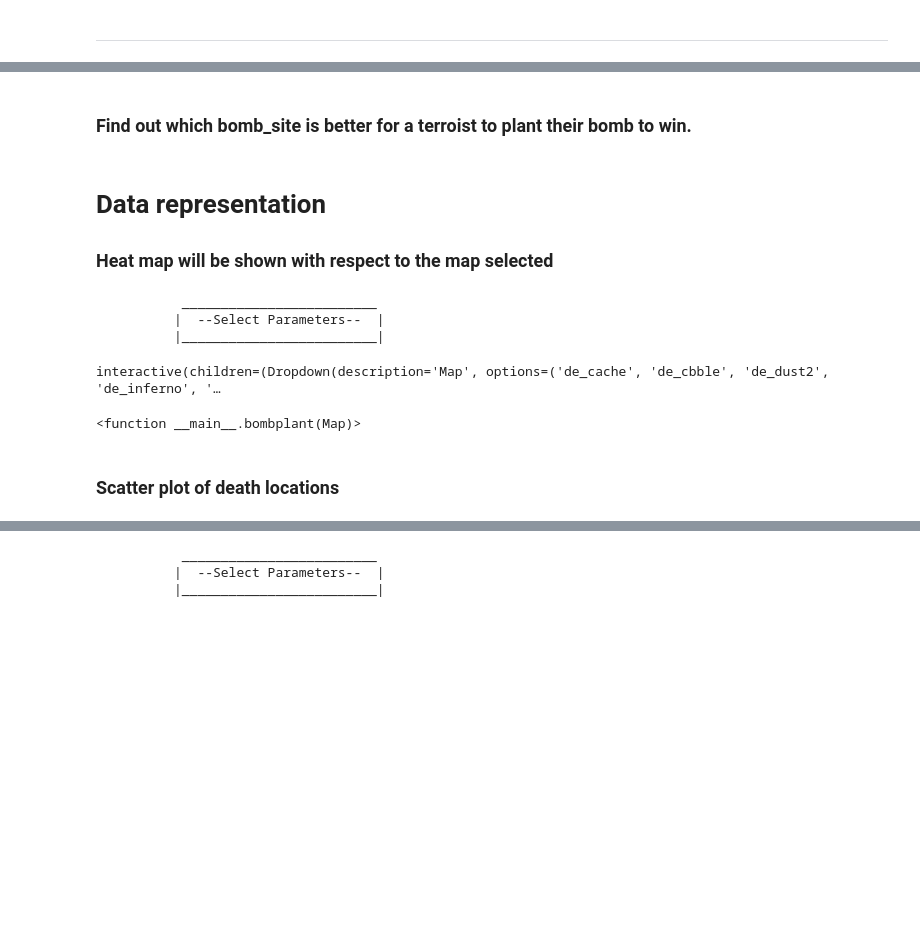
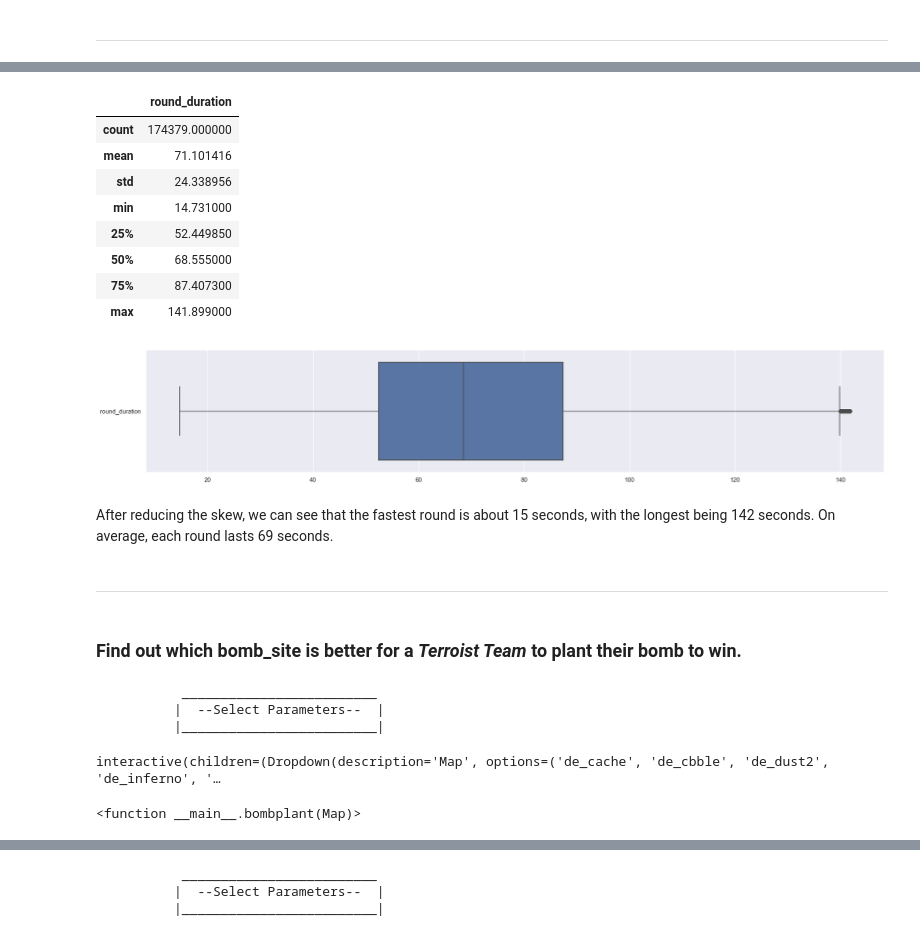
Before and after one commit to fattycuty/DSAI-Mini-Project, a Jupyter notebook: DS Mini-Project.ipynb, the cells around one changed output, grey strips where cells are left out. Cells and saved outputs as stored; diff of their text form; code cells hidden in the pictures; blank space fills up the shorter version.

```diff
--- a/DS Mini-Project.ipynb
+++ b/DS Mini-Project.ipynb
@@ -349,3 +423,32 @@ ___
+# %%
+def remove_outliers(df,key):
+    q1 = df[key].quantile(q=0.25)
+    q3 = df[key].quantile(q=0.75)
+    iqr = q3-q1
+    leftOutlier = q1-1.5*iqr
+    rightOutlier = q3+1.5*iqr
+    df_filtered = df[(df[key] < rightOutlier) & (df[key] > leftOutlier)]
+    return df_filtered
+# %%
+rd_no_outliers = remove_outliers(rd,'round_duration')
+f = plt.figure(figsize=(24, 4))
+sb.boxplot(data = rd_no_outliers, orient = "h")
+rd_no_outliers.describe()
+# %% [output]
+|  | round_duration |
+| count | 174379.000000 |
+| mean | 71.101416 |
+| std | 24.338956 |
+| min | 14.731000 |
+| 25% | 52.449850 |
+| 50% | 68.555000 |
+| 75% | 87.407300 |
+| max | 141.899000 |
+[figure, added]
+# %% [markdown]
+After reducing the skew, we can see that the fastest round is about 15 seconds, with the longest being 142 seconds. On average, each round lasts 69 seconds.
+# %% [markdown]
+___
 # %% [markdown]
-### Find out which bomb_site is better for a terroist to plant their bomb to win.
+### Find out which bomb_site is better for a <i>Terroist Team</i> to plant their bomb to win.
 # %%
@@ -383,8 +476,4 @@ def bombplant(Map):
     print()
-# %% [markdown]
-# Data representation
-
-### Heat map will be shown with respect to the map selected
 # %%
 print("           _________________________")
 print("          |                         |")
@@ -399,5 +488,3 @@ interact(bombplant, Map = maps)
           |_________________________|
 interactive(children=(Dropdown(description='Map', options=('de_cache', 'de_cbble', 'de_dust2', 'de_inferno', '…
 <function __main__.bombplant(Map)>
-# %% [markdown]
-### Scatter plot of death locations
```
Also changed, not shown: parts of 50 cells of this notebook.
